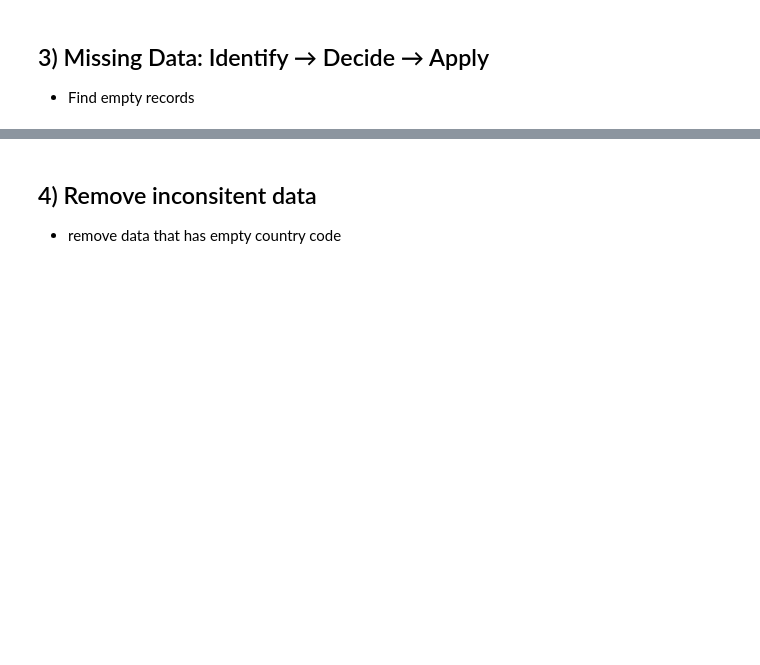
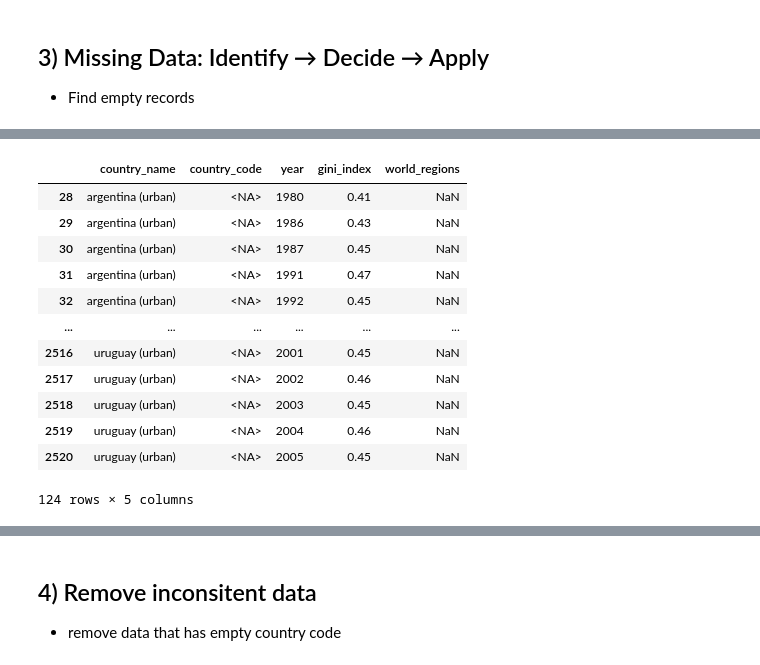
Before and after one commit to SivaneshN/RCA_Tools_And_Methods, a Jupyter notebook: notebooks/clean_gini_index_data.ipynb, the cells around one changed output, grey strips where cells are left out. Saved outputs shown, nothing was run; the diff lists cells and outputs as text; code cells hidden in the pictures; blank space fills up the shorter version.

```diff
--- a/notebooks/clean_gini_index_data.ipynb
+++ b/notebooks/clean_gini_index_data.ipynb
@@ -116,0 +110,22 @@ Length: 27, dtype: string
+# %%
+unique_countries = df['country_name'].unique()
+unique_country_code = df['country_code'].unique()
+
+#unique_countries
+#unique_country_code
+
+missing_country_code_data
+# %% [output]
+|  | country_name | country_code | year | gini_index | world_regions |
+| 28 | argentina (urban) | <NA> | 1980 | 0.41 | NaN |
+| 29 | argentina (urban) | <NA> | 1986 | 0.43 | NaN |
+| 30 | argentina (urban) | <NA> | 1987 | 0.45 | NaN |
+| 31 | argentina (urban) | <NA> | 1991 | 0.47 | NaN |
+| 32 | argentina (urban) | <NA> | 1992 | 0.45 | NaN |
+| ... | ... | ... | ... | ... | ... |
+| 2516 | uruguay (urban) | <NA> | 2001 | 0.45 | NaN |
+| 2517 | uruguay (urban) | <NA> | 2002 | 0.46 | NaN |
+| 2518 | uruguay (urban) | <NA> | 2003 | 0.45 | NaN |
+| 2519 | uruguay (urban) | <NA> | 2004 | 0.46 | NaN |
+| 2520 | uruguay (urban) | <NA> | 2005 | 0.45 | NaN |
+124 rows × 5 columns
```
Also changed, not shown: parts of 8 cells of this notebook, 3 other files.
